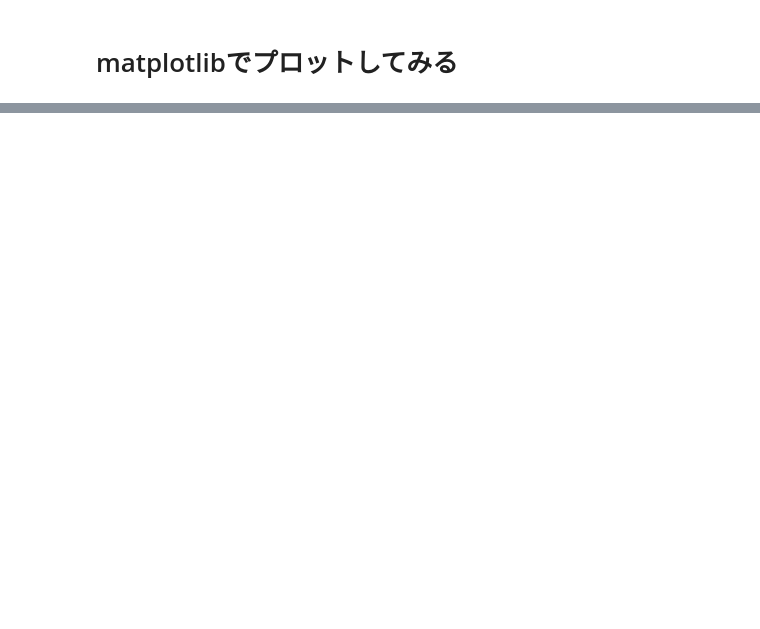
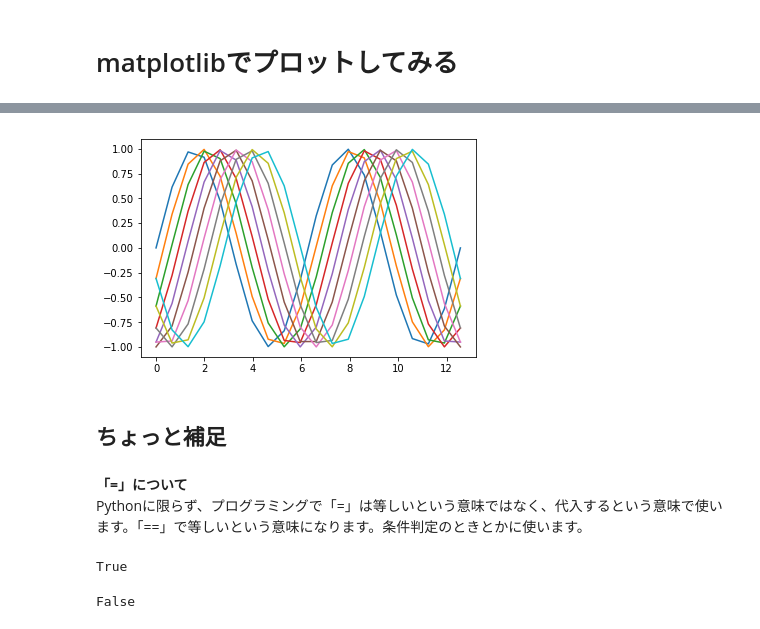
Before and after one commit to Ippai-Attena/Python_beginner, a Jupyter notebook: visualization/chap1.ipynb, the cells around one changed output, grey strips where cells are left out. Cells and saved outputs as stored; diff of their text form; code cells hidden in the pictures; blank space fills up the shorter version.

```diff
--- a/visualization/chap1.ipynb
+++ b/visualization/chap1.ipynb
@@ -46,0 +58,19 @@ y = np.sin(x)
+# %%
+for i in range(10):   # 0-9まで順番に値を取り出しでiに代入
+    y = np.sin(x-(np.pi/10)*i)
+    plt.plot(x,y)
+# %% [output]
+[figure, added]
+# %% [markdown]
+## ちょっと補足
+# %% [markdown]
+__「=」について__
+Pythonに限らず、プログラミングで「=」は等しいという意味ではなく、代入するという意味で使います。「==」で等しいという意味になります。条件判定のときとかに使います。
+# %%
+1 == 1
+# %% [output]
+True
+# %%
+1 == 2
+# %% [output]
+False
```
Also changed, not shown: parts of 41 cells of this notebook.
